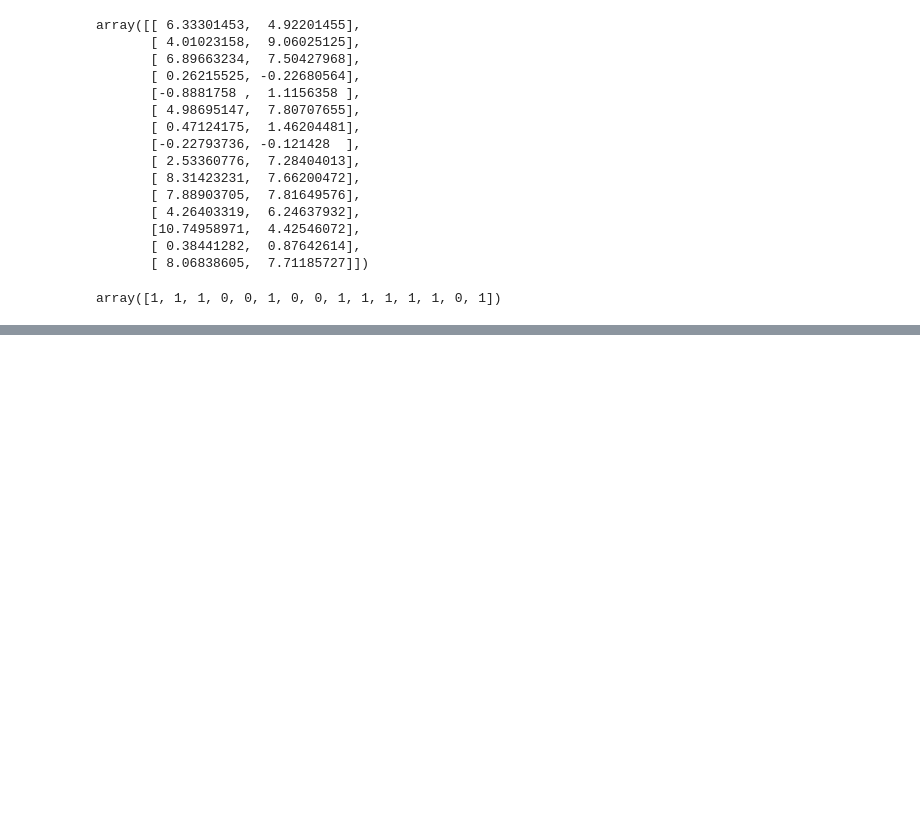
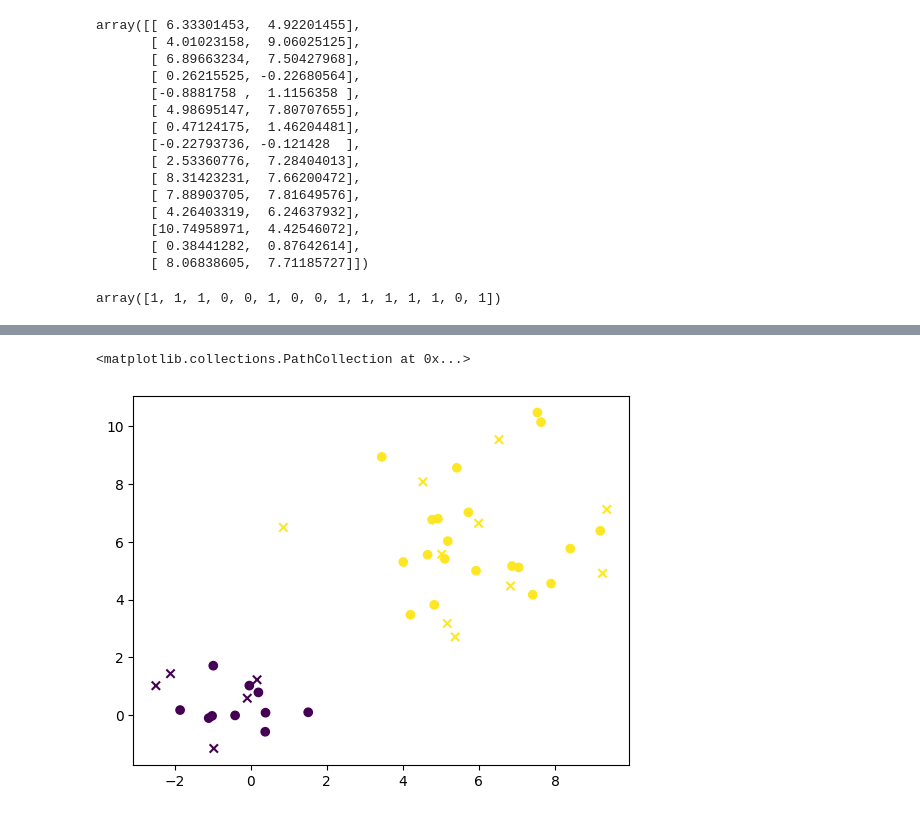
Before and after one commit to ThatMajd/Graph-Boosted-Active-Learning, a Jupyter notebook: code_testings.ipynb, the cells around one changed output, grey strips where cells are left out. Drawn from its saved outputs; the diff is of its cells as text; code cells hidden in the pictures; blank space fills up the shorter version.

```diff
--- a/code_testings.ipynb
+++ b/code_testings.ipynb
@@ -73,0 +90,6 @@ entropy
+# %%
+plt.scatter(al.available_pool_samples[:, 0], al.available_pool_samples[:, 1], c=al.available_pool_labels)
+plt.scatter(al.train_samples[:, 0], al.train_samples[:, 1], c=al.train_labels, marker='x')
+# %% [output]
+<matplotlib.collections.PathCollection at 0x...>
+[figure, added]
```
Also changed, not shown: parts of 23 cells of this notebook, 1 other file.
